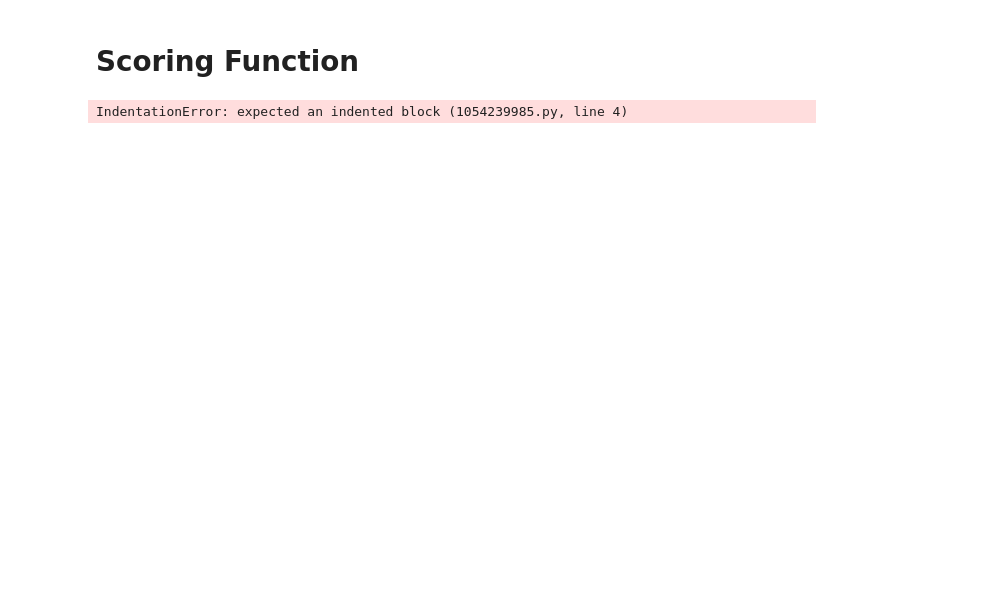
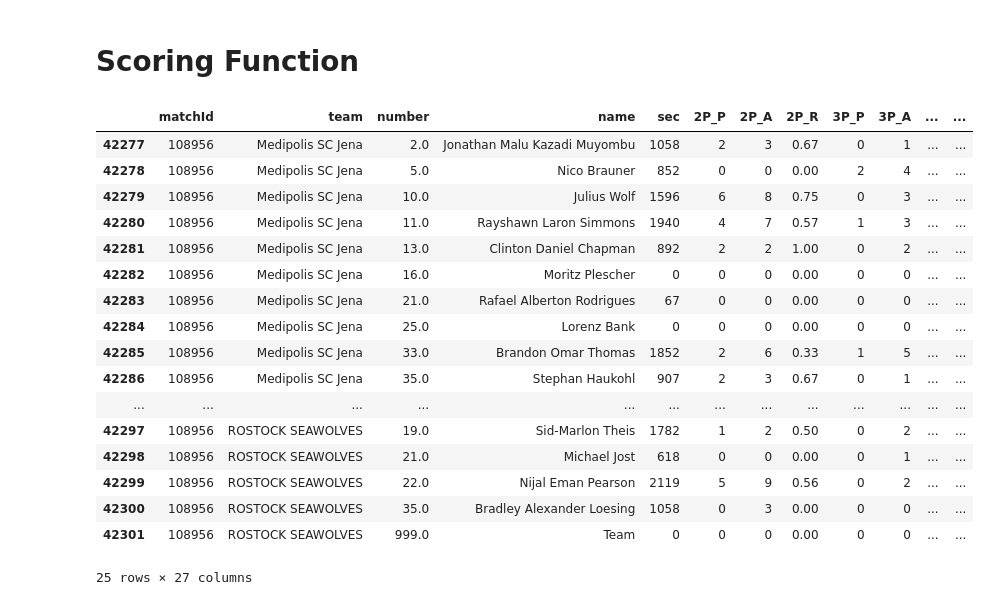
Before and after one commit to Net-Positive/Net_Positive, a Jupyter notebook: EDA/scores.ipynb, the cells around one changed output. Cells and saved outputs as stored; diff of their text form; code cells hidden in the pictures; blank space fills up the shorter version.

Commit message:
score v1

```diff
--- a/EDA/scores.ipynb
+++ b/EDA/scores.ipynb
@@ -146,9 +202,26 @@ pf = [0.208360037, 0.2011743018, 0.1967942263, 0.1981649906, 0.136708574, 0.2461
 pg = [0.2072206793, 0.193809877, 0.1676177688, 0.2171361032, 0.3769396308, 0.1480528393, 0.2148157464]
 sf = [0.1813715018, 0.1989051952, 0.2517483496, 0.178773188, 0.155170461, 0.1790472923, 0.1938907056]
 sg = [0.2114695341, 0.197308996, 0.194472418, 0.1878881365, 0.2347944275, 0.1507977355, 0.2062319205]
-# %%
-score = []
-
-for index, row in boxscore.iterrows():
-# %% [output]
-IndentationError: expected an indented block (1054239985.py, line 4)
+# %%
+score = []
+capstone = boxscore.query("matchId == 108956")
+capstone.head(25)
+# %% [output]
+|  | matchId | team | number | name | sec | 2P_P | 2P_A | 2P_R | 3P_P | 3P_A | ... | ... |
+| 42277 | 108956 | Medipolis SC Jena | 2.0 | Jonathan Malu Kazadi Muyombu | 1058 | 2 | 3 | 0.67 | 0 | 1 | ... | ... |
+| 42278 | 108956 | Medipolis SC Jena | 5.0 | Nico Brauner | 852 | 0 | 0 | 0.00 | 2 | 4 | ... | ... |
+| 42279 | 108956 | Medipolis SC Jena | 10.0 | Julius Wolf | 1596 | 6 | 8 | 0.75 | 0 | 3 | ... | ... |
+| 42280 | 108956 | Medipolis SC Jena | 11.0 | Rayshawn Laron Simmons | 1940 | 4 | 7 | 0.57 | 1 | 3 | ... | ... |
+| 42281 | 108956 | Medipolis SC Jena | 13.0 | Clinton Daniel Chapman | 892 | 2 | 2 | 1.00 | 0 | 2 | ... | ... |
+| 42282 | 108956 | Medipolis SC Jena | 16.0 | Moritz Plescher | 0 | 0 | 0 | 0.00 | 0 | 0 | ... | ... |
+| 42283 | 108956 | Medipolis SC Jena | 21.0 | Rafael Alberton Rodrigues | 67 | 0 | 0 | 0.00 | 0 | 0 | ... | ... |
+| 42284 | 108956 | Medipolis SC Jena | 25.0 | Lorenz Bank | 0 | 0 | 0 | 0.00 | 0 | 0 | ... | ... |
+| 42285 | 108956 | Medipolis SC Jena | 33.0 | Brandon Omar Thomas | 1852 | 2 | 6 | 0.33 | 1 | 5 | ... | ... |
+| 42286 | 108956 | Medipolis SC Jena | 35.0 | Stephan Haukohl | 907 | 2 | 3 | 0.67 | 0 | 1 | ... | ... |
+| ... | ... | ... | ... | ... | ... | ... | ... | ... | ... | ... | ... | ... |
+| 42297 | 108956 | ROSTOCK SEAWOLVES | 19.0 | Sid-Marlon Theis | 1782 | 1 | 2 | 0.50 | 0 | 2 | ... | ... |
+| 42298 | 108956 | ROSTOCK SEAWOLVES | 21.0 | Michael Jost | 618 | 0 | 0 | 0.00 | 0 | 1 | ... | ... |
+| 42299 | 108956 | ROSTOCK SEAWOLVES | 22.0 | Nijal Eman Pearson | 2119 | 5 | 9 | 0.56 | 0 | 2 | ... | ... |
+| 42300 | 108956 | ROSTOCK SEAWOLVES | 35.0 | Bradley Alexander Loesing | 1058 | 0 | 3 | 0.00 | 0 | 0 | ... | ... |
+| 42301 | 108956 | ROSTOCK SEAWOLVES | 999.0 | Team | 0 | 0 | 0 | 0.00 | 0 | 0 | ... | ... |
+25 rows × 27 columns
```
Also changed, not shown: parts of 15 cells of this notebook, 3 other files.
